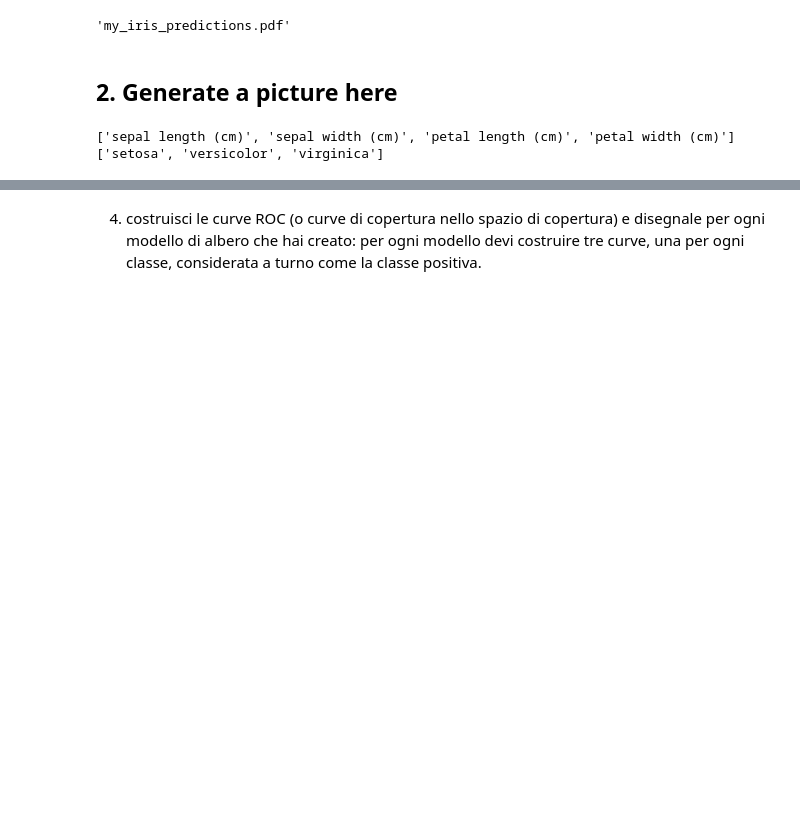
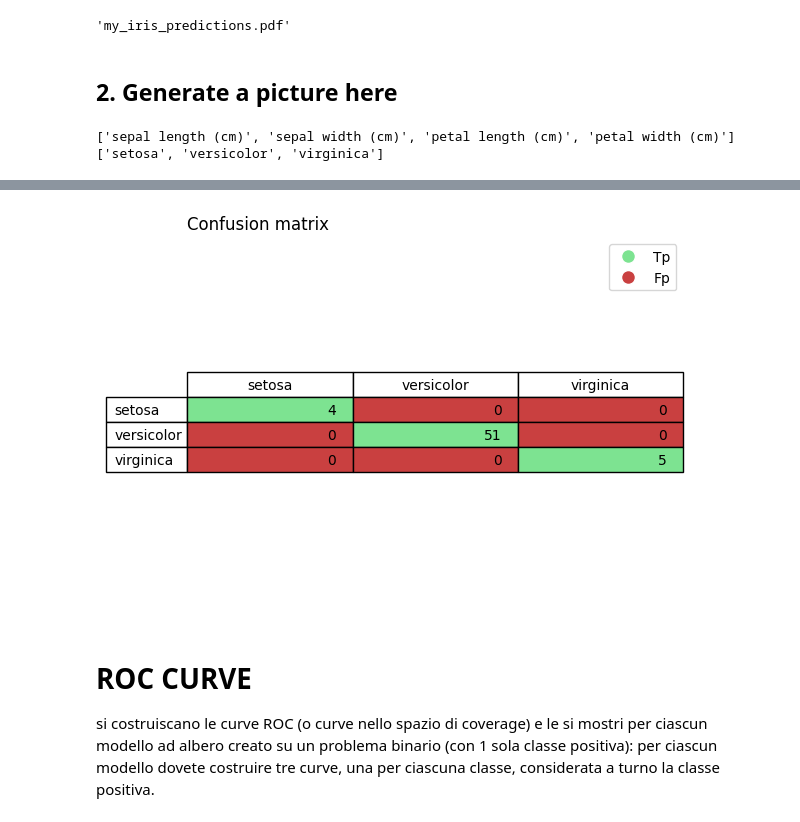
Before and after one commit to MichaelOliverio/Aaut, a Jupyter notebook: Laboratorio/2 - Modelli a albero/classification_iris_aa_22_23.ipynb, the cells around one changed output, grey strips where cells are left out. Cells and saved outputs as stored; diff of their text form; code cells hidden in the pictures; blank space fills up the shorter version.

```diff
--- a/Laboratorio/2 - Modelli a albero/classification_iris_aa_22_23.ipynb
+++ b/Laboratorio/2 - Modelli a albero/classification_iris_aa_22_23.ipynb
@@ -244,2 +547,38 @@ graph
+# %%
+from sklearn.metrics import confusion_matrix
+from matplotlib import pyplot as plt
+from matplotlib.lines import Line2D
+
+iris_X_train_inflated, iris_y_train_inflated, iris_X_test_inflated, iris_y_test_inflated = getInflactedIrisDataset()
+clf1 = tree.DecisionTreeClassifier(criterion="entropy",random_state=300,min_samples_leaf=5,class_weight={0:1,1:1,2:1})
+clf1 = clf1.fit(iris_X_train_inflated, iris_y_train_inflated)
+predicted_y_test_inflated = clf1.predict(iris_X_test_inflated)
+
+g = "#7de391"
+r = "#c94040"
+
+legend_elements = [Line2D([0], [0], marker='o', color='w', label='Tp',
+                          markerfacecolor=g, markersize=10),
+                   Line2D([0],[0],marker='o', color='w', label='Fp',
+                          markerfacecolor=r, markersize=10)]
+
+cm = confusion_matrix(iris_y_test_inflated, predicted_y_test_inflated, labels=[0,1,2])
+
+fig = plt.figure()
+ax = fig.add_subplot(111)
+colors = [[g, r, r],[r, g, r],[r, r, g]]
+the_table = ax.table(rowLabels=iris.target_names, colLabels=iris.target_names, cellText=cm, cellColours=colors, loc="center")
+ax.legend(handles=legend_elements)
+plt.axis('tight')
+plt.axis('off')
+plt.title("Confusion matrix", loc="left")
+the_table.scale(1,1.5)
+
+plt.box(on=None)
+plt.show()
+# %% [output]
+[figure, added]
 # %% [markdown]
-4) costruisci le curve ROC (o curve di copertura nello spazio di copertura) e disegnale per ogni modello di albero che hai creato: per ogni modello devi costruire tre curve, una per ogni classe, considerata a turno come la classe positiva.
+# ROC CURVE
+
+si costruiscano le curve ROC (o curve nello spazio di coverage) e le si mostri per ciascun modello ad albero creato su un problema binario (con 1 sola classe positiva): per ciascun modello dovete costruire tre curve, una per ciascuna classe, considerata a turno la classe positiva.
```
Also changed, not shown: parts of 22 cells of this notebook, 19 other files.
